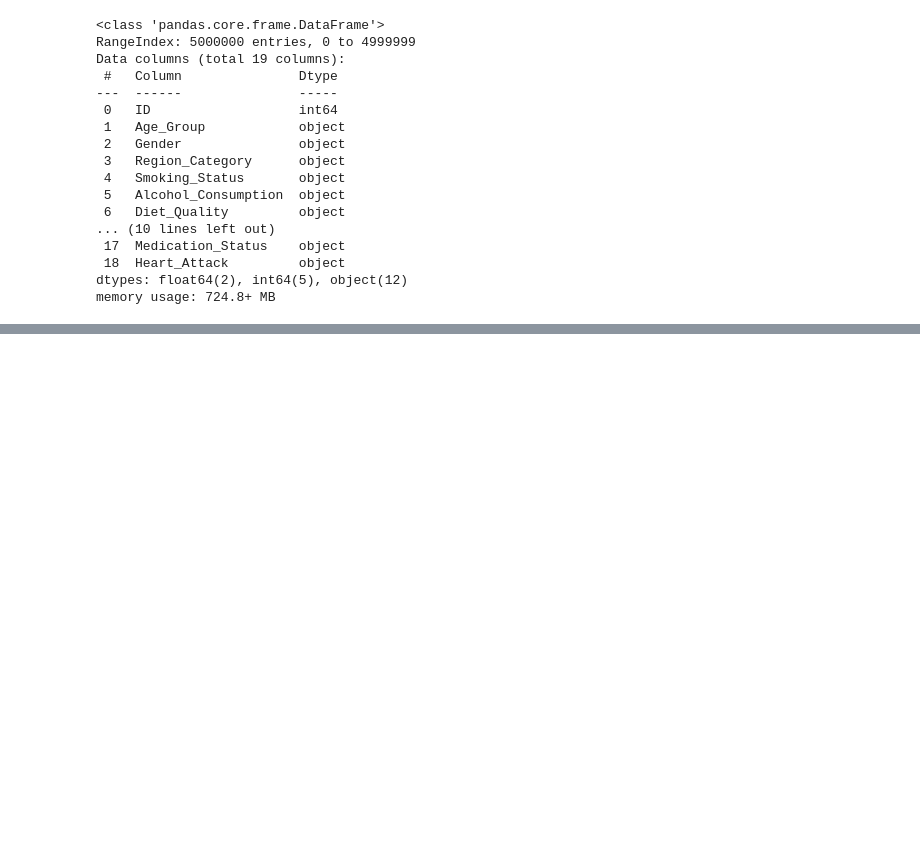
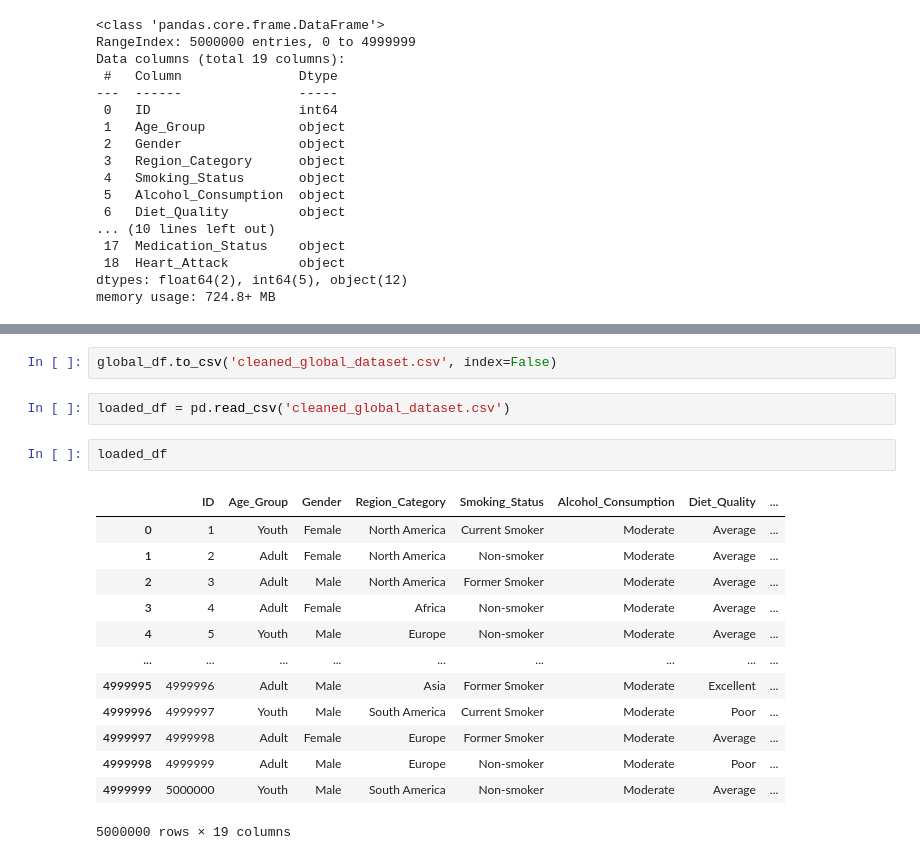
Before and after one commit to CodeSuriya/Heart_Attack_Analysis_project, a Jupyter notebook: Global_Dataset.ipynb, the cells around one changed output, grey strips where cells are left out. Saved outputs shown, nothing was run; the diff lists cells and outputs as text; blank space fills up the shorter version.

```diff
--- a/Global_Dataset.ipynb
+++ b/Global_Dataset.ipynb
@@ -372,0 +376,20 @@ reloaded_df.head()
+# %%
+global_df.to_csv('cleaned_global_dataset.csv', index=False)
+# %%
+loaded_df = pd.read_csv('cleaned_global_dataset.csv')
+# %%
+loaded_df
+# %% [output]
+|  | ID | Age_Group | Gender | Region_Category | Smoking_Status | Alcohol_Consumption | Diet_Quality | ... |
+| 0 | 1 | Youth | Female | North America | Current Smoker | Moderate | Average | ... |
+| 1 | 2 | Adult | Female | North America | Non-smoker | Moderate | Average | ... |
+| 2 | 3 | Adult | Male | North America | Former Smoker | Moderate | Average | ... |
+| 3 | 4 | Adult | Female | Africa | Non-smoker | Moderate | Average | ... |
+| 4 | 5 | Youth | Male | Europe | Non-smoker | Moderate | Average | ... |
+| ... | ... | ... | ... | ... | ... | ... | ... | ... |
+| 4999995 | 4999996 | Adult | Male | Asia | Former Smoker | Moderate | Excellent | ... |
+| 4999996 | 4999997 | Youth | Male | South America | Current Smoker | Moderate | Poor | ... |
+| 4999997 | 4999998 | Adult | Female | Europe | Former Smoker | Moderate | Average | ... |
+| 4999998 | 4999999 | Adult | Male | Europe | Non-smoker | Moderate | Poor | ... |
+| 4999999 | 5000000 | Youth | Male | South America | Non-smoker | Moderate | Average | ... |
+5000000 rows × 19 columns
```
Also changed, not shown: parts of 4 cells of this notebook.
